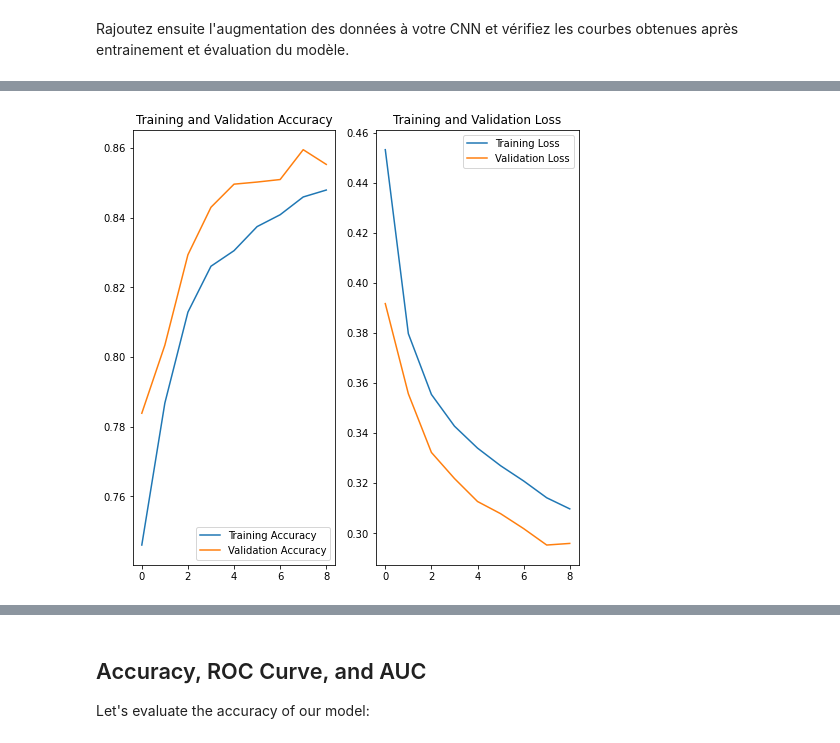
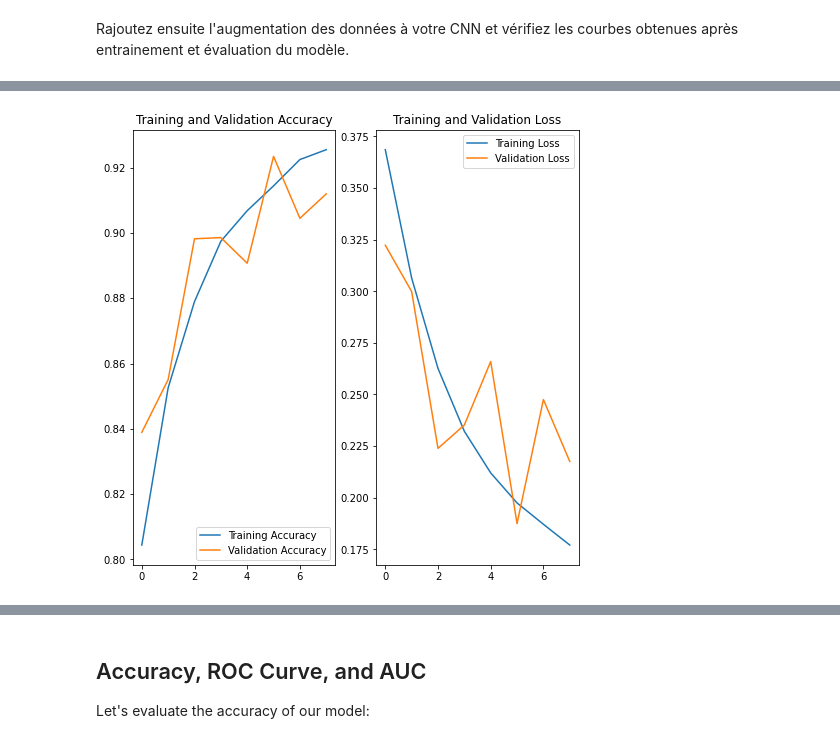
Before and after one commit to JIB3H/leyenda_project, a Jupyter notebook: Livrable_1.ipynb, the cells around one changed output, grey strips where cells are left out. Cells and saved outputs as stored; diff of their text form; code cells hidden in the pictures.

```diff
--- a/Livrable_1.ipynb
+++ b/Livrable_1.ipynb
@@ -133,26 +133,26 @@ Rajoutez ensuite l'augmentation des données à votre CNN et vérifiez les courb
 complete_model = Sequential([
   data_augmentation,
   layers.experimental.preprocessing.Rescaling(1./255),
-  layers.Conv2D(16, 3, padding='same', activation='relu'),
+  layers.Conv2D(48, 5, padding='same', activation='relu'),
   layers.MaxPooling2D(),
-  layers.Conv2D(32, 3, padding='same', activation='relu'),
+  layers.Conv2D(96, 5, padding='same', activation='relu'),
   layers.MaxPooling2D(),
   layers.Conv2D(64, 3, padding='same', activation='relu'),
   layers.MaxPooling2D(),
-  layers.Conv2D(64, 3, padding='same', activation='relu'),
+  layers.Conv2D(128, 3, padding='same', activation='relu'),
   layers.MaxPooling2D(),
-  layers.Conv2D(80, 3, padding='same', activation='relu'),
+  layers.Conv2D(96, 5, padding='same', activation='relu'),
   layers.MaxPooling2D(),
   layers.Dropout(0.2),
   layers.Flatten(),
-  layers.Dense(512, activation='relu'),
+  layers.Dense(448, activation='relu'),
   layers.Dense(1, activation='sigmoid')
 ])
 
-callback = tf.keras.callbacks.EarlyStopping(monitor='val_accuracy', patience=1)
+callback = tf.keras.callbacks.EarlyStopping(monitor='val_accuracy', patience=2)
 
 # Compilation du modèle
-complete_model.compile(optimizer=keras.optimizers.Adam(learning_rate=0.00001),
+complete_model.compile(optimizer=keras.optimizers.Adam(learning_rate=0.0001),
               loss = 'binary_crossentropy',
               metrics=['accuracy'])
 # Résumé du modèle
@@ -211,3 +209,3 @@ Epoch 9/30
-[figure, old version]
+[figure, new version]
 # %%
 complete_model.compile(loss=tf.keras.losses.BinaryCrossentropy(),
```
Also changed, not shown: parts of 6 cells of this notebook.
